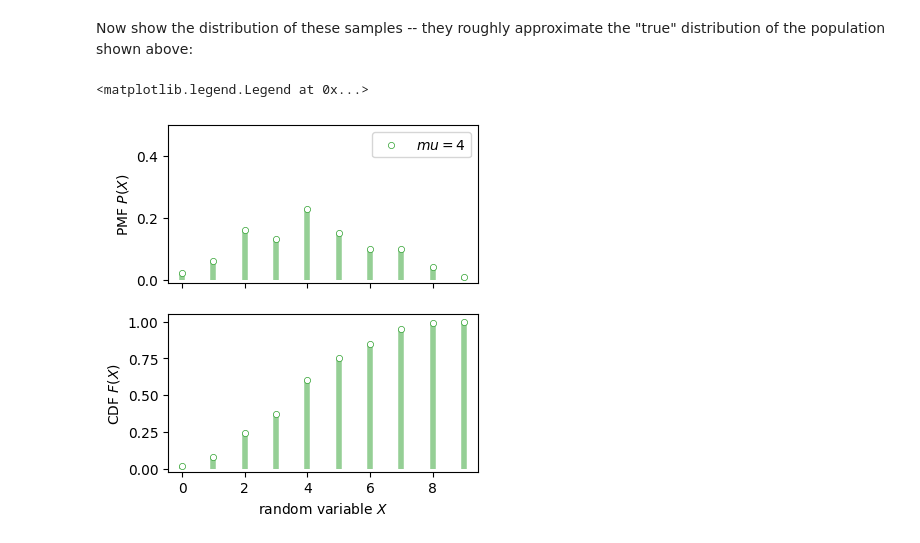
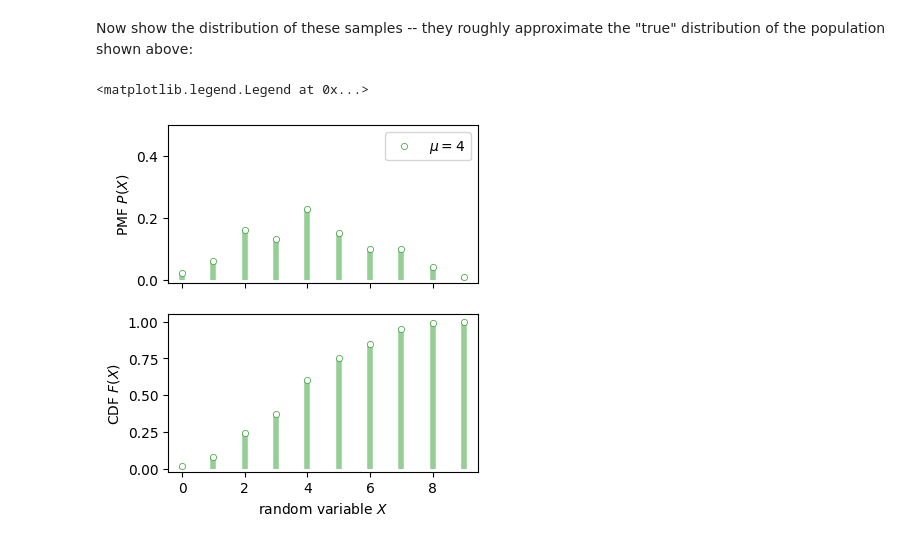
Before and after one commit to MDS-book/MDS-book, a Jupyter notebook: code/ch10_Commonly_Encountered_Distributions/10.5_Poisson_Distribution.ipynb, the cells around one changed output. Cells and saved outputs as stored; diff of their text form; code cells hidden in the pictures.

Commit message:
fine tune plot

```diff
--- a/code/ch10_Commonly_Encountered_Distributions/10.5_Poisson_Distribution.ipynb
+++ b/code/ch10_Commonly_Encountered_Distributions/10.5_Poisson_Distribution.ipynb
@@ -59,18 +59,18 @@ Now show the distribution of these samples -- they roughly approximate the "true
 # %%
 # Counting of events is done as for the Bernoulli distribution:
 values = np.unique(sample)
 counts = np.array([np.sum(sample == s) for s in values])
 pmf = counts / counts.sum()
 pdf = np.cumsum(pmf)
 
 
 
 fig, ax = plt.subplots(nrows=2, sharex=True, figsize=(4, 4.5))
-pmfplot(ax[0], values, pmf, c='C2', label=r'$mu={}$'.format(mu))
+pmfplot(ax[0], values, pmf, c='C2', label=r'$\mu={}$'.format(mu))
 pmfplot(ax[1], values, pdf, c='C2')
 ax[0].set(xlabel=r"", ylabel=r"PMF $P(X)$", ylim=ylim)
 ax[1].set(xlabel=r"random variable $X$", ylabel=r"CDF $F(X)$", ylim=[-0.02, 1.05])
-ax[0].legend()
+ax[0].legend();
 # %% [output]
 <matplotlib.legend.Legend at 0x...>
-[figure, old version]
+[figure, new version]
```
